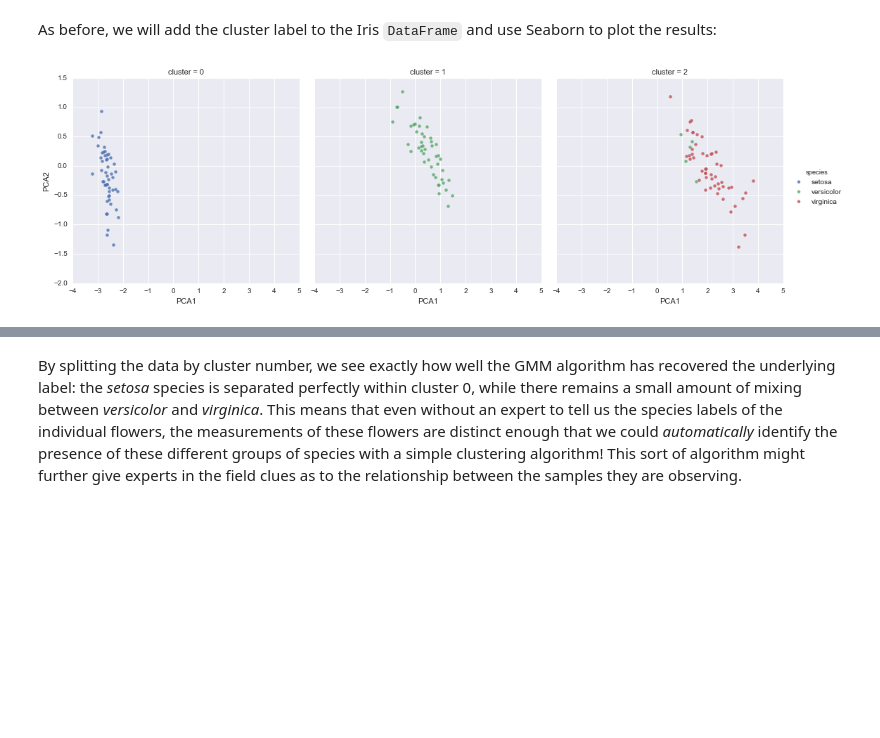
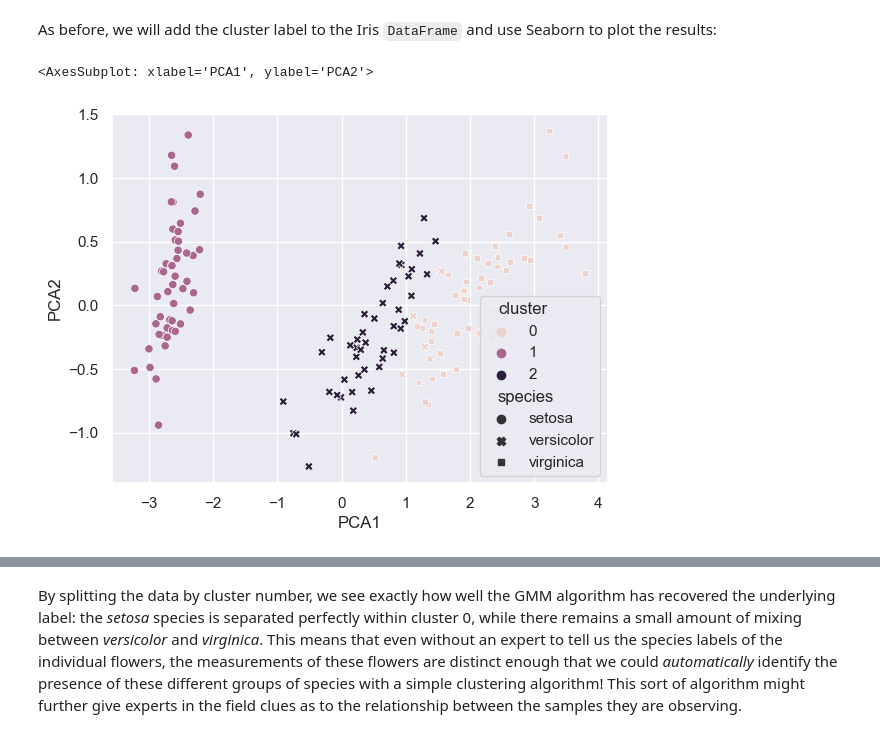
Before and after one commit to konyanmin/PythonDataScienceHandbook, a Jupyter notebook: notebooks/05.02-Introducing-Scikit-Learn.ipynb, the cells around one changed output, grey strips where cells are left out. Cells and saved outputs as stored; diff of their text form; code cells hidden in the pictures; blank space fills up the shorter version.

```diff
--- a/notebooks/05.02-Introducing-Scikit-Learn.ipynb
+++ b/notebooks/05.02-Introducing-Scikit-Learn.ipynb
@@ -340,7 +331,7 @@ y_gmm = model.predict(X_iris)        # 4. Determine cluster labels
 As before, we will add the cluster label to the Iris ``DataFrame`` and use Seaborn to plot the results:
 # %%
 iris['cluster'] = y_gmm
-sns.lmplot("PCA1", "PCA2", data=iris, hue='species',
-           col='cluster', fit_reg=False);
+sns.scatterplot(x='PCA1', y='PCA2', hue='cluster', style='species', data=iris)
 # %% [output]
+<AxesSubplot: xlabel='PCA1', ylabel='PCA2'>
-[figure, old version]
+[figure, new version]
```
Also changed, not shown: parts of 7 cells of this notebook.
